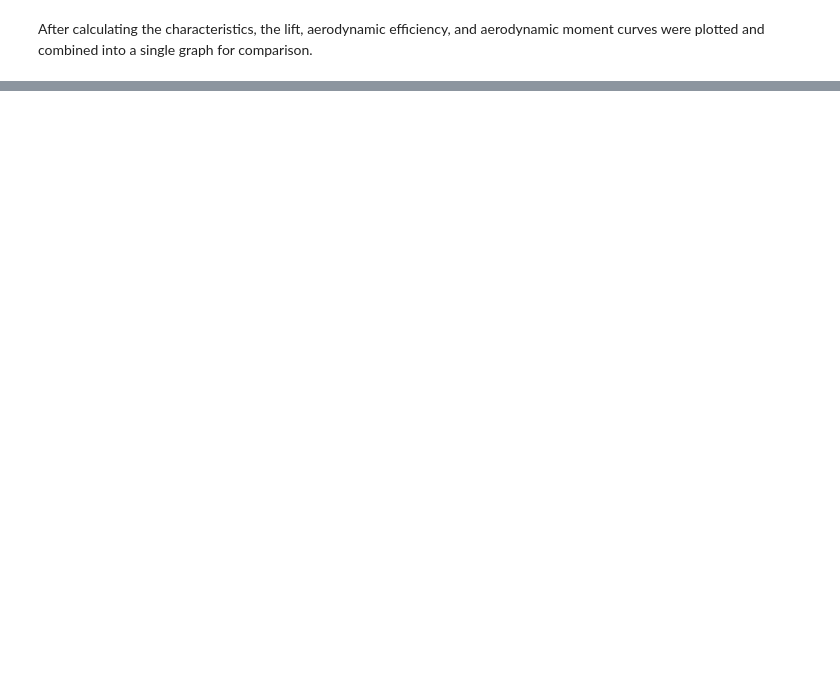
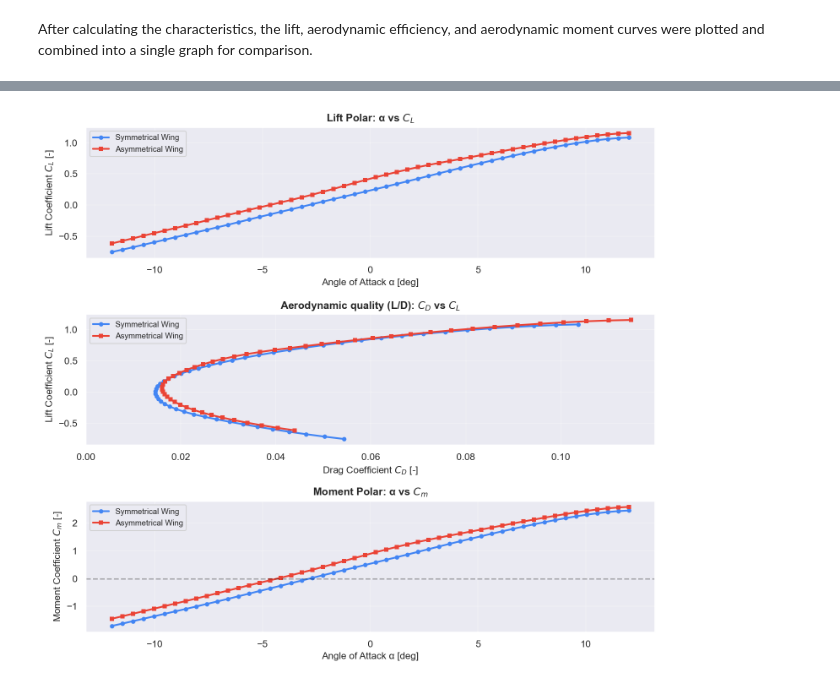
Before and after one commit to grigobor/UAV-math-calculation, a Jupyter notebook: Math UAV.ipynb, the cells around one changed output, grey strips where cells are left out. Drawn from its saved outputs; the diff is of its cells as text; code cells hidden in the pictures; blank space fills up the shorter version.

```diff
--- a/Math UAV.ipynb
+++ b/Math UAV.ipynb
@@ -1139,9 +1139,8 @@ In this section I will create and draw geometry of UAV
 # %%
-## 8. Airplane Geometry and Drawing
-
-def build_airplane_model(const, wing_geo, vstab_geo, profile):
+def build_airplane_model(const, wing_geo, vstab_geo, profile_1, profile_2):
     """Build and return Aerosandbox airplane model."""
-    a = 0.15
+    a = 0.05 # Wingtip offset (m)
+    b = 0.15 # Wingroot offset (m)
     airplane = asb.Airplane(
         name="Hybrid VTOL Fixed-Wing UAV",
         xyz_ref=[wing_geo['root_chord'] * 0.25, 0, 0],
@@ -1157,26 +1156,28 @@ def build_airplane_model(const, wing_geo, vstab_geo, profile):
                     asb.WingXSec(
                         xyz_le=[0, 0, 0],
                         chord=wing_geo['root_chord'],
-                        twist=0,
-                        airfoil=profile.to_airfoil(),
+                        twist=3.5,
+                        airfoil=profile_2.to_airfoil(),
                     ),
                     asb.WingXSec(
-                        xyz_le=[wing_geo['root_chord'] - (wing_geo['tip_chord'] + (((wing_geo['wingspan']/2) - a) / (wing_geo['wingspan']/2)) * (wing_geo['root_chord'] - wing_geo['tip_chord'])), a, 0],
-                        chord=wing_geo['tip_chord'] + (((wing_geo['wingspan']/2) - a) / (wing_geo['wingspan']/2)) * (wing_geo['root_chord'] - wing_geo['tip_chord']),
-                        twist=0,
-                        airfoil=profile.to_airfoil(),
+                        # Using a complex formula to keep the wing trapezoidal regardless of the offset "b"
+                        xyz_le=[wing_geo['root_chord'] - (wing_geo['tip_chord'] + (((wing_geo['wingspan']/2) - b) / (wing_geo['wingspan']/2)) * (wing_geo['root_chord'] - wing_geo['tip_chord'])), b, 0],
+                        chord=wing_geo['tip_chord'] + (((wing_geo['wingspan']/2) - b) / (wing_geo['wingspan']/2)) * (wing_geo['root_chord'] - wing_geo['tip_chord']),
+                        twist=3.5,
+                        airfoil=profile_1.to_airfoil(),
                     ),
                     asb.WingXSec(
+                        # Using a complex formula to keep the wing trapezoidal regardless of the offset "a"
                         xyz_le=[wing_geo['root_chord'] - (wing_geo['tip_chord'] + (a / (wing_geo['wingspan']/2)) * (wing_geo['root_chord'] - wing_geo['tip_chord'])), wing_geo['wingspan']/2 - a, 0],
                         chord=wing_geo['tip_chord'] + (a / (wing_geo['wingspan']/2)) * (wing_geo['root_chord'] - wing_geo['tip_chord']),
-                        twist=0,
-                        airfoil=profile.to_airfoil(),
+                        twist=1.5,
+                        airfoil=profile_1.to_airfoil(),
                     ),
                     asb.WingXSec(
                         xyz_le=[wing_geo['root_chord'] - wing_geo['tip_chord'], wing_geo['wingspan']/2, 0],
                         chord=wing_geo['tip_chord'],
-                        twist=0,
-                        airfoil=profile.to_airfoil(),
+                        twist=1.5,
+                        airfoil=profile_2.to_airfoil(),
                     ),
                 ],
             ),
@@ -1552,0 +1557,14 @@ Battery mass: 1.318 kg
+# %%
+# Variable to store results for both configurations for later comparison
+result = {}
+
+# 6. Airplane with symmetrical wing profile analysis
+result["Symmetrical Wing"] = airplane_analysis(DesignConstants, airplane_take_off_wing)
+
+# 7. Airplane with asymmetrical wing profile analysis
+result["Asymmetrical Wing"] = airplane_analysis(DesignConstants, airplane_cruise_wing)
+
+# 8. Plotting Aerobuildup results
+plot_aerobuildup_results(result)
+# %% [output]
+[figure, added]
```
Also changed, not shown: parts of 8 cells of this notebook.
